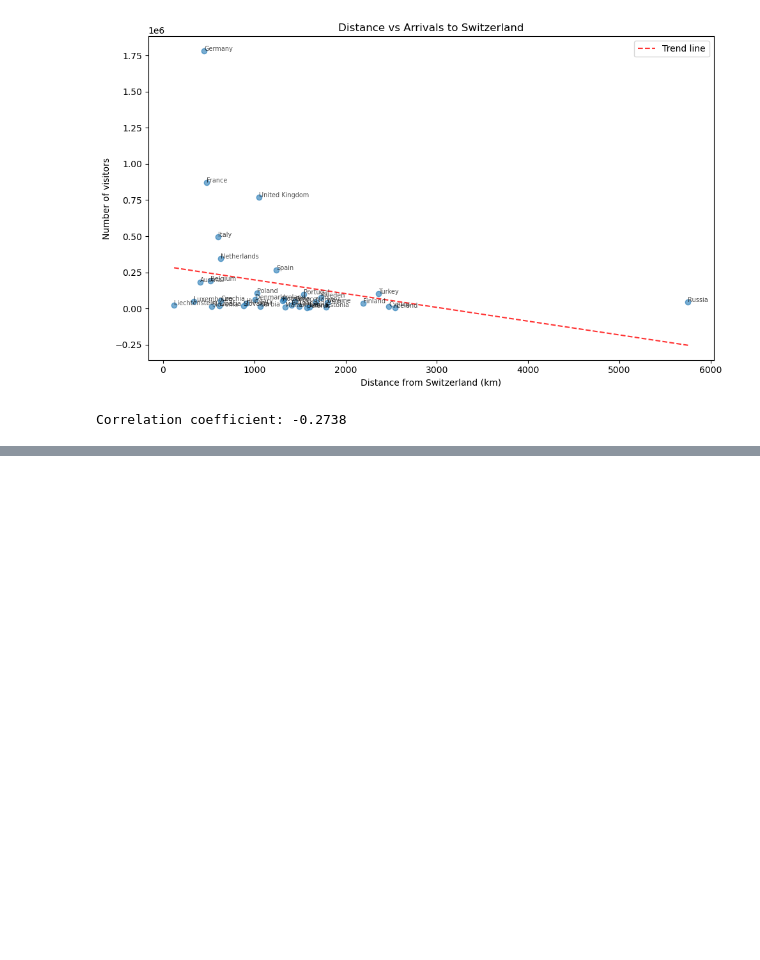
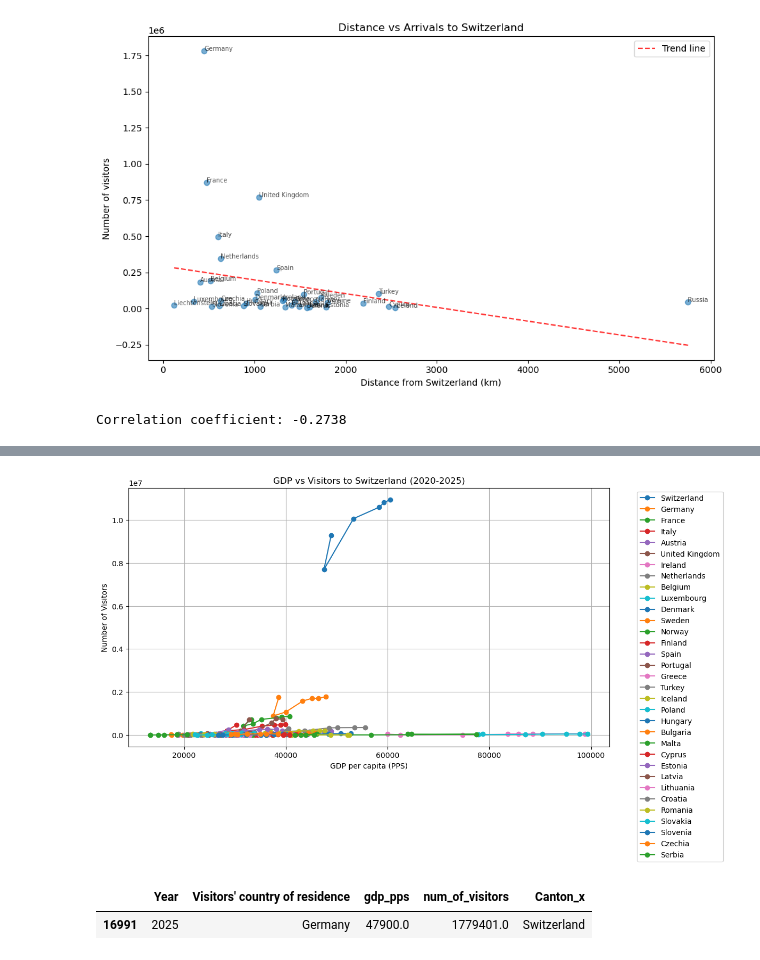
Before and after one commit to com-480-data-visualization/EUFLOW, a Jupyter notebook: Further_Analysis_Switzerland.ipynb, the cells around one changed output, grey strips where cells are left out. Cells and saved outputs as stored; diff of their text form; code cells hidden in the pictures; blank space fills up the shorter version.

```diff
--- a/Further_Analysis_Switzerland.ipynb
+++ b/Further_Analysis_Switzerland.ipynb
@@ -1027,3 +1085,54 @@ eu_gdp_and_to_ch_df_merged # final eu_gdp_and_to_ch_df_merged
+# %%
+df_filtered = df[['Year',
+                  "Visitors' country of residence",
+                  'gdp_pps',
+                  'num_of_visitors', 'Canton_x']].dropna()
+
+df_filtered = df_filtered[df_filtered["Canton_x"]=="Switzerland"]
+
+# keep 2020~2025
+df_filtered = df_filtered[
+    (df_filtered['Year'] >= 2019) &
+    (df_filtered['Year'] <= 2025)
+]
+
+plt.figure(figsize=(12,7))
+
+# each country line plot
+for country in df_filtered["Visitors' country of residence"].unique():
+
+    country_data = df_filtered[
+        df_filtered["Visitors' country of residence"] == country
+    ].sort_values('Year')
+
+    plt.plot(
+        country_data['gdp_pps'],          # X-axis GDP
+        country_data['num_of_visitors'],  # Y-axis Visitors
+        marker='o',
+        label=country
+    )
+
+plt.title('GDP vs Visitors to Switzerland (2020-2025)')
+plt.xlabel('GDP per capita (PPS)')
+plt.ylabel('Number of Visitors')
+
+plt.legend(
+    bbox_to_anchor=(1.05, 1),
+    loc='upper left'
+)
+
+plt.grid(True)
+
+plt.tight_layout()
+
+plt.show()
+# %% [output]
+[figure, added]
+# %%
+df_filtered[(df_filtered["Visitors' country of residence"]=="Germany") & (df_filtered["Year"]==2025)]
+# %% [output]
+|  | Year | Visitors' country of residence | gdp_pps | num_of_visitors | Canton_x |
+| 16991 | 2025 | Germany | 47900.0 | 1779401.0 | Switzerland |
 # %%
 years_to_plot = list(range(2019, 2026))
 
```
Also changed, not shown: parts of 17 cells of this notebook, 7 other files.
